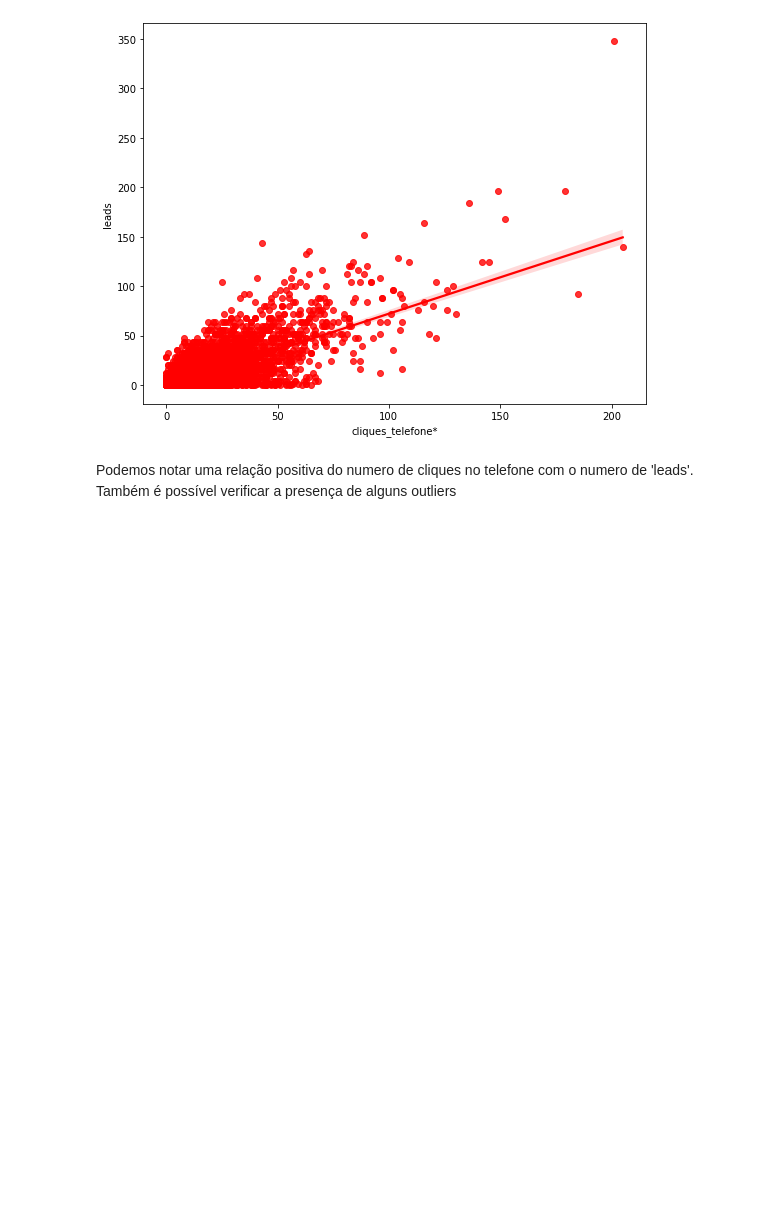
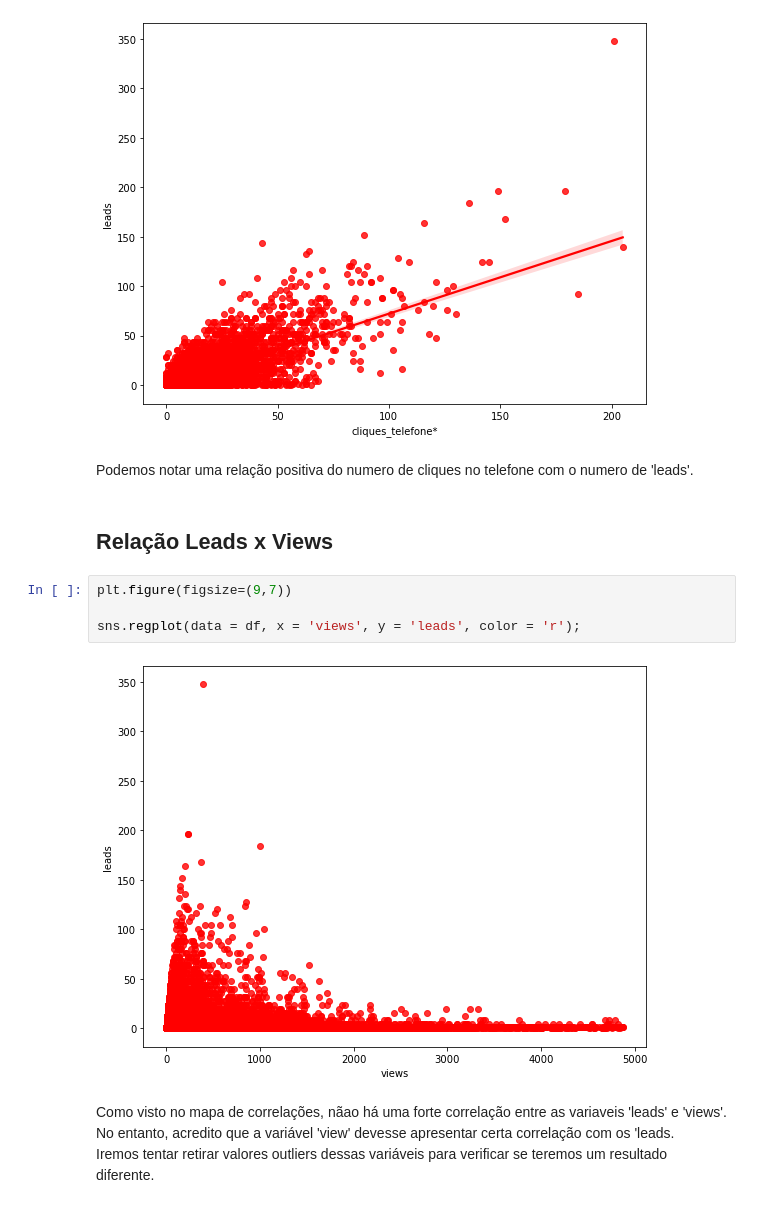
Before and after one commit to rafajovelho/Case1, a Jupyter notebook: Case-GCBInvestimentosipynb.ipynb, the cells around one changed output. Drawn from its saved outputs; the diff is of its cells as text; blank space fills up the shorter version.

```diff
--- a/Case-GCBInvestimentosipynb.ipynb
+++ b/Case-GCBInvestimentosipynb.ipynb
@@ -328,4 +367,15 @@ sns.regplot(data = df, x = 'cliques_telefone*', y = 'leads', color = 'r');
 [figure]
 # %% [markdown]
 Podemos notar uma relação positiva do numero de cliques no telefone com o numero de 'leads'.
-Também é possível verificar a presença de alguns outliers
+# %% [markdown]
+## Relação Leads x Views
+# %%
+plt.figure(figsize=(9,7))
+
+sns.regplot(data = df, x = 'views', y = 'leads', color = 'r');
+# %% [output]
+[figure, added]
+# %% [markdown]
+Como visto no mapa de correlações, nãao há uma forte correlação entre as variaveis 'leads' e 'views'.
+No entanto, acredito que a variável 'view' devesse apresentar certa correlação com os 'leads.
+Iremos tentar retirar valores outliers dessas variáveis para verificar se teremos um resultado diferente.
```
Also changed, not shown: parts of 28 cells of this notebook.
